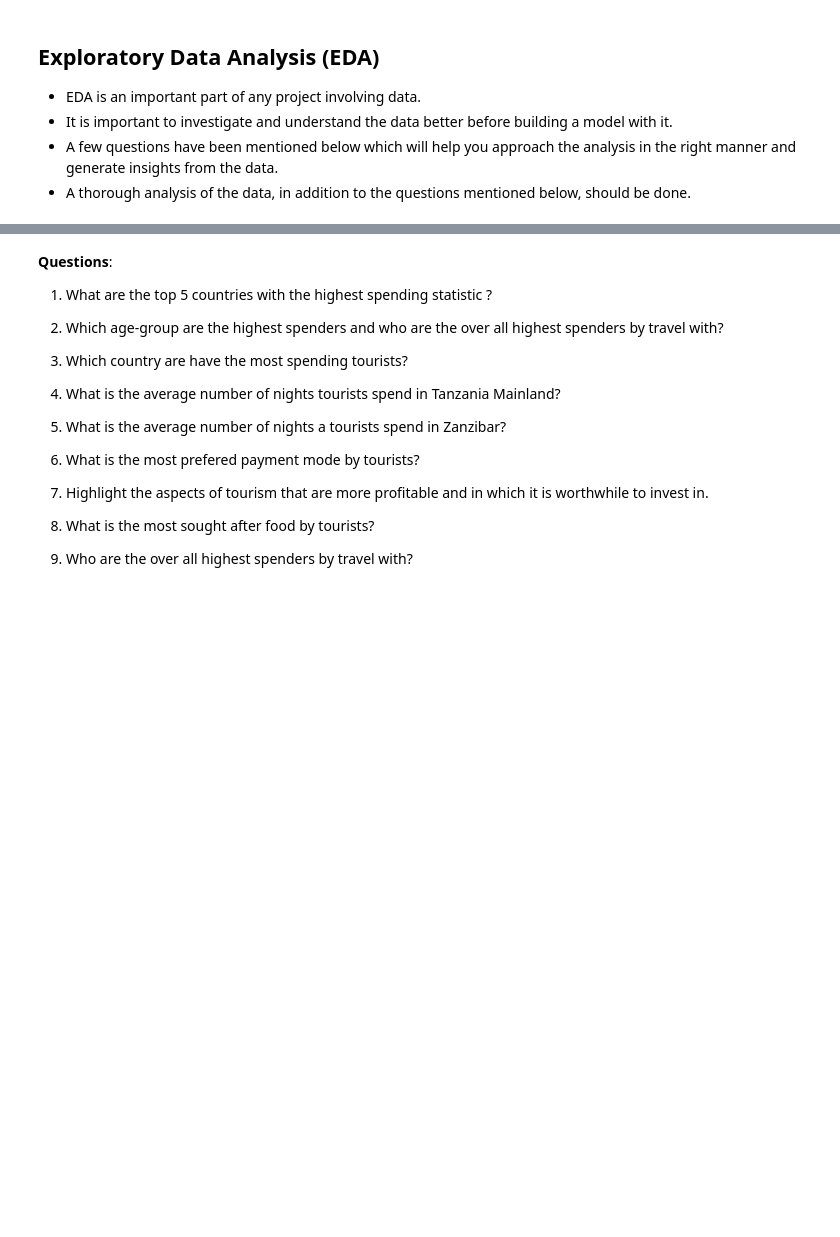
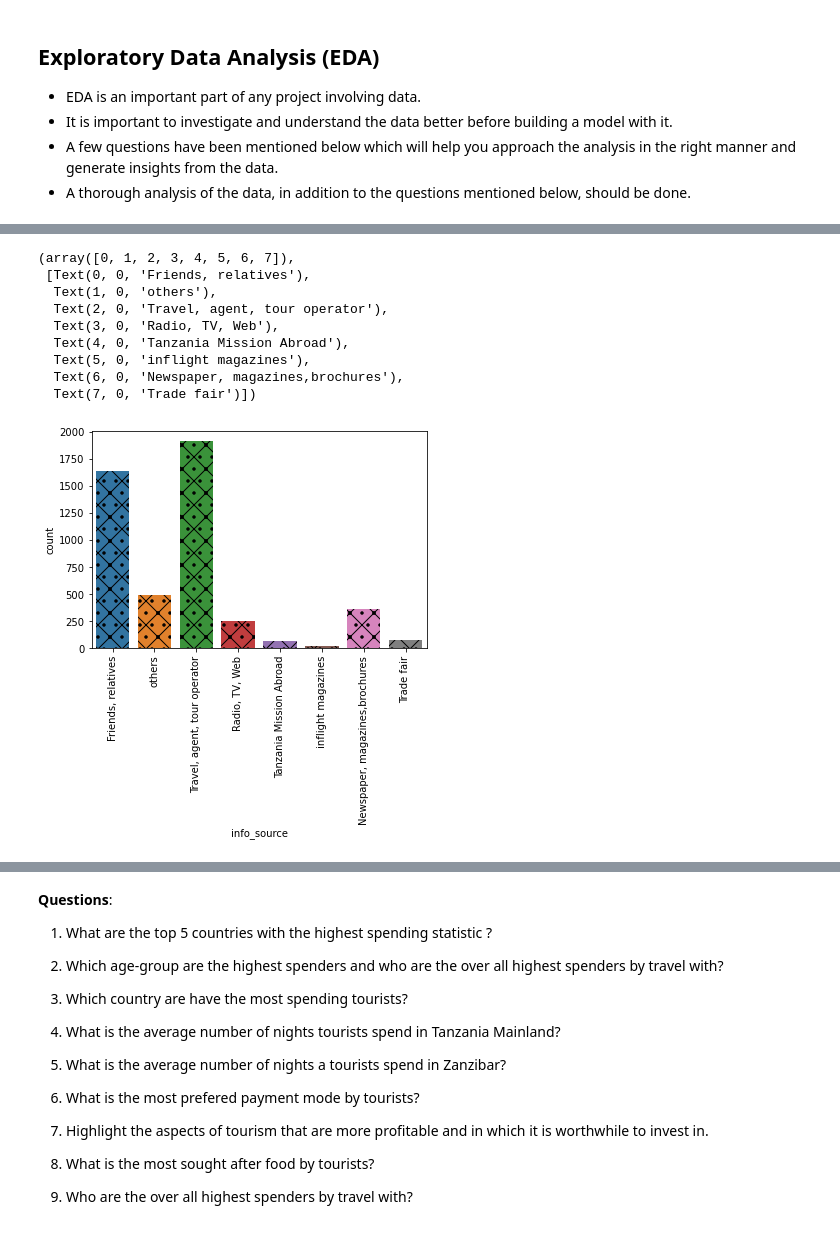
Before and after one commit to SuPaTeT/Code-Plateau-Group-2-Tanzania-Project, a Jupyter notebook: GROUP_2_PROJECT.ipynb, the cells around one changed output, grey strips where cells are left out. Saved outputs shown, nothing was run; the diff lists cells and outputs as text; code cells hidden in the pictures; blank space fills up the shorter version.

```diff
--- a/GROUP_2_PROJECT.ipynb
+++ b/GROUP_2_PROJECT.ipynb
@@ -149,0 +172,14 @@ dtype: int64
+# %%
+sns.countplot(data=tz_train, x='info_source', hatch=".x")
+plt.xticks(rotation= 90)
+# %% [output]
+(array([0, 1, 2, 3, 4, 5, 6, 7]),
+ [Text(0, 0, 'Friends, relatives'),
+  Text(1, 0, 'others'),
+  Text(2, 0, 'Travel, agent, tour operator'),
+  Text(3, 0, 'Radio, TV, Web'),
+  Text(4, 0, 'Tanzania Mission Abroad'),
+  Text(5, 0, 'inflight magazines'),
+  Text(6, 0, 'Newspaper, magazines,brochures'),
+  Text(7, 0, 'Trade fair')])
+[figure, added]
```
Also changed, not shown: parts of 36 cells of this notebook.
